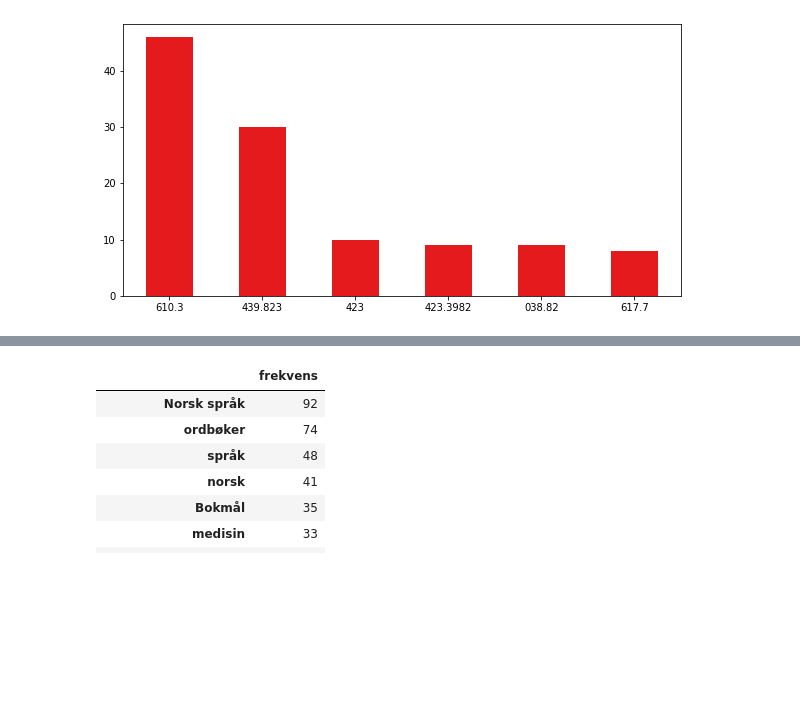
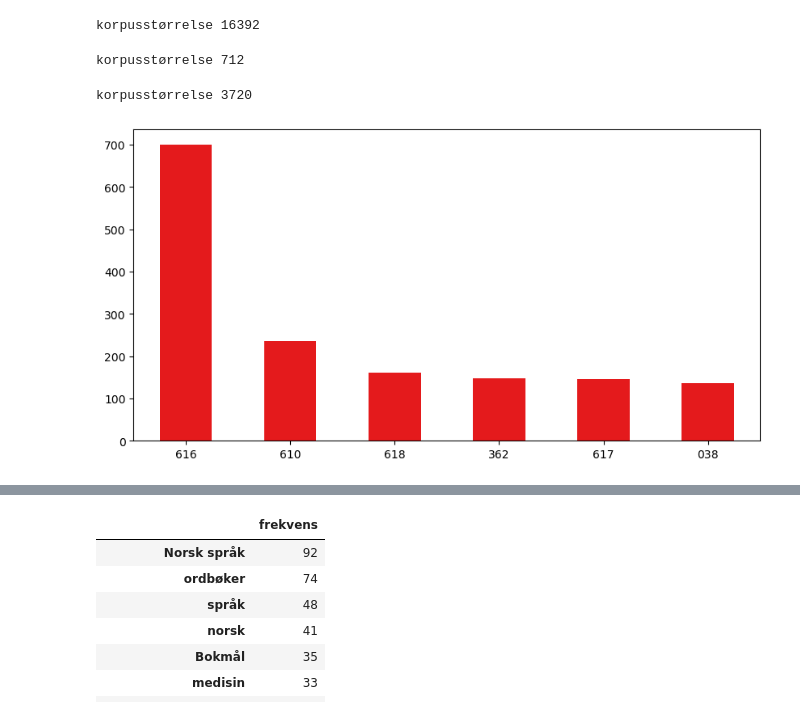
Before and after one commit to Yoonsen/Medisin, a Jupyter notebook: eksempler.ipynb, the cells around one changed output, grey strips where cells are left out. Drawn from its saved outputs; the diff is of its cells as text; code cells hidden in the pictures; blank space fills up the shorter version.

```diff
--- a/eksempler.ipynb
+++ b/eksempler.ipynb
@@ -102,0 +21,8 @@ ddk_small
+# %%
+def show_ddc(word):
+    return (
+        word2ddc(word)
+        .groupby(lambda x: x[:3])
+        .sum()
+        .sort_values(by='frekvens', ascending=False)
+    )
@@ -102,0 +37,12 @@ ddk_small
+# %%
+brystasse_ddc = show_ddc('brystkasse')
+# %% [output]
+korpusstørrelse 16392
+# %%
+toraks_ddc = show_ddc('toraks')
+# %% [output]
+korpusstørrelse 712
+# %%
+thorax_ddc = show_ddc('thorax')
+# %% [output]
+korpusstørrelse 3720
@@ -103,6 +53,6 @@ ddk_small
 # %%
-ax = ddk_small[ddk_small.index != ''].head(6).plot.bar(figsize=(10,5), legend=False, rot=0, cmap="Set1")
+ax = thorax_ddc[thorax_ddc.index != ''].head(6).plot.bar(figsize=(10,5), legend=False, rot=0, cmap="Set1")
 
-plt.savefig("ddk_canthus_corpus.jpg", dpi=300)
+plt.savefig("ddk_thorax.jpg", dpi=300)
 # %% [output]
-[figure, old version]
+[figure, new version]
```
Also changed, not shown: parts of 15 cells of this notebook.
